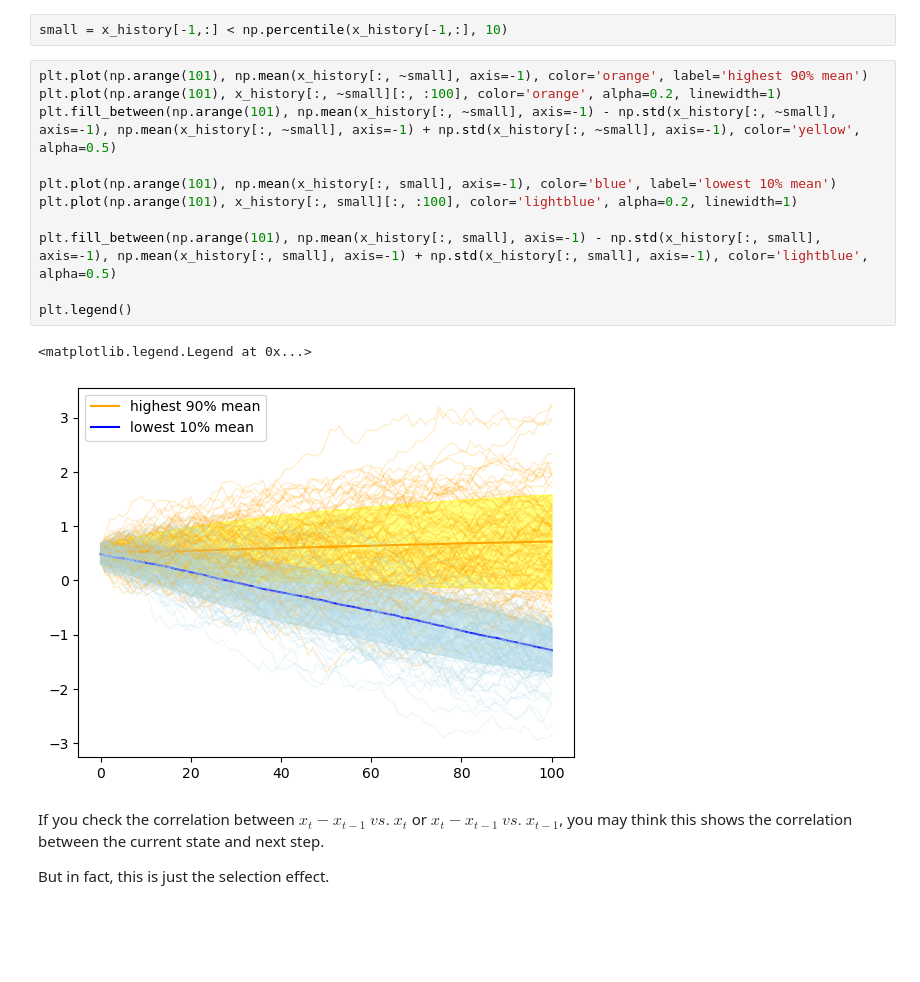
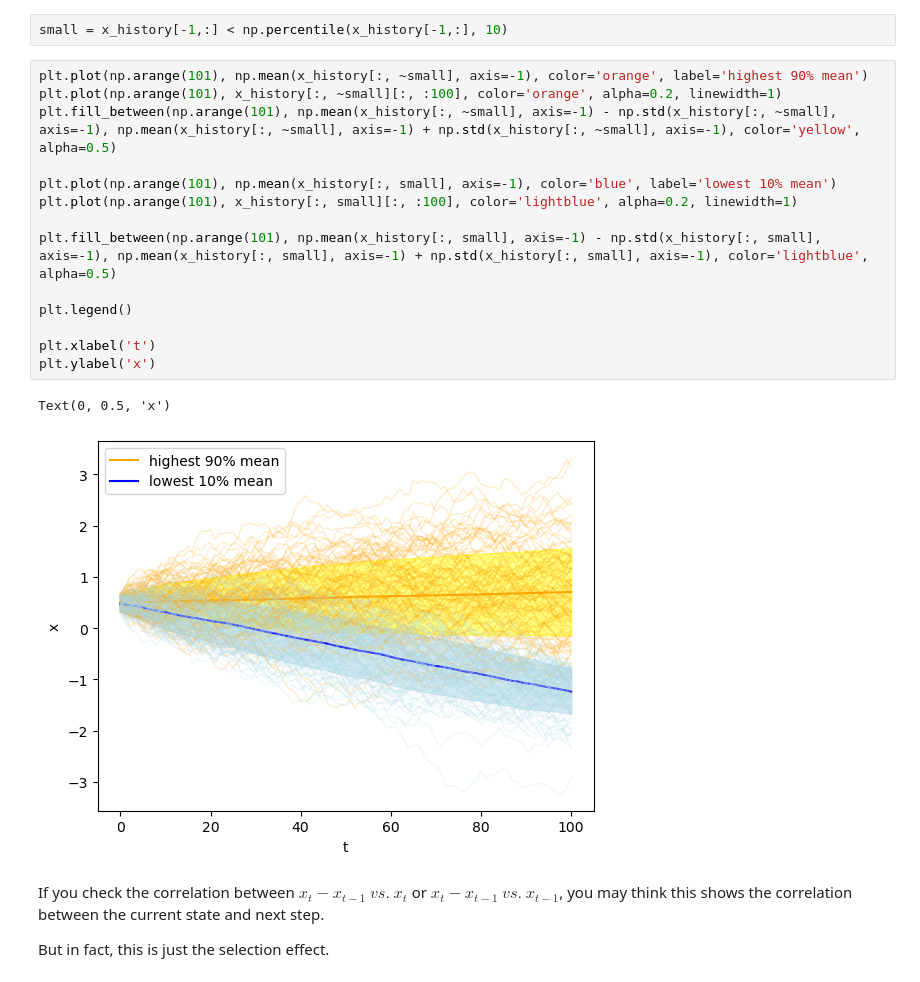
Before and after one commit to astro-jingtao/my_statistical_inference, a Jupyter notebook: stats_magic/correlated_random_walk.ipynb, the cells around one changed output. Drawn from its saved outputs; the diff is of its cells as text; blank space fills up the shorter version.

```diff
--- a/stats_magic/correlated_random_walk.ipynb
+++ b/stats_magic/correlated_random_walk.ipynb
@@ -32,17 +32,20 @@ small = x_history[-1,:] < np.percentile(x_history[-1,:], 10)
 # %%
 plt.plot(np.arange(101), np.mean(x_history[:, ~small], axis=-1), color='orange', label='highest 90% mean')
 plt.plot(np.arange(101), x_history[:, ~small][:, :100], color='orange', alpha=0.2, linewidth=1)
 plt.fill_between(np.arange(101), np.mean(x_history[:, ~small], axis=-1) - np.std(x_history[:, ~small], axis=-1), np.mean(x_history[:, ~small], axis=-1) + np.std(x_history[:, ~small], axis=-1), color='yellow', alpha=0.5)
 
 plt.plot(np.arange(101), np.mean(x_history[:, small], axis=-1), color='blue', label='lowest 10% mean')
 plt.plot(np.arange(101), x_history[:, small][:, :100], color='lightblue', alpha=0.2, linewidth=1)
 
 plt.fill_between(np.arange(101), np.mean(x_history[:, small], axis=-1) - np.std(x_history[:, small], axis=-1), np.mean(x_history[:, small], axis=-1) + np.std(x_history[:, small], axis=-1), color='lightblue', alpha=0.5)
 
 plt.legend()
+
+plt.xlabel('t')
+plt.ylabel('x')
 # %% [output]
-<matplotlib.legend.Legend at 0x...>
+Text(0, 0.5, 'x')
-[figure, old version]
+[figure, new version]
 # %% [markdown]
 If you check the correlation between $x_{t} - x_{t-1}\ vs.\ x_{t}$ or $x_{t} - x_{t-1}\ vs.\ x_{t-1}$, you may think this shows the correlation between the current state and next step.
 
```
Also changed, not shown: 1 other file.
